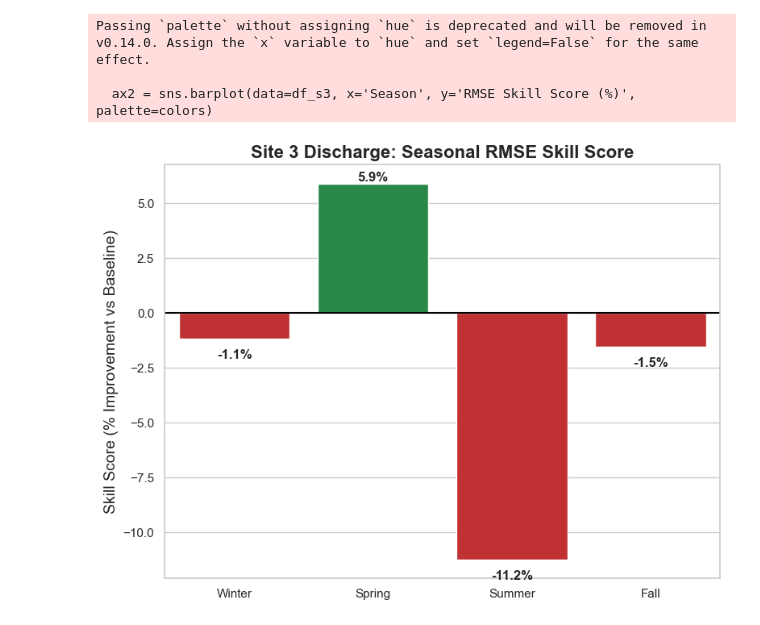
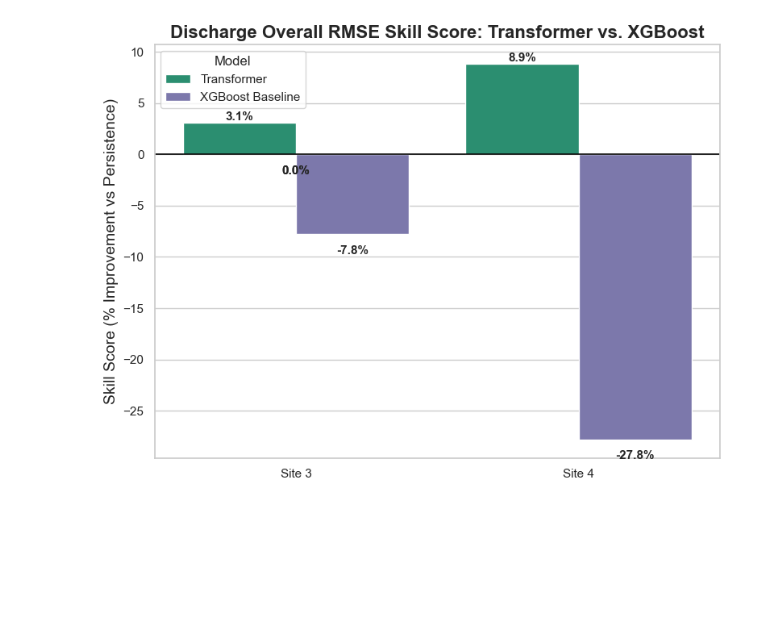
Before and after one commit to 10sajan10/CS6994FinalProject, a Jupyter notebook: visualizations.ipynb, the cells around one changed output. Cells and saved outputs as stored; diff of their text form; code cells hidden in the pictures; blank space fills up the shorter version.

```diff
--- a/visualizations.ipynb
+++ b/visualizations.ipynb
@@ -3,6 +3,21 @@ import pandas as pd
 import matplotlib.pyplot as plt
 import seaborn as sns
 
-# Set general style for the charts
+# Set general style for all charts
 sns.set_theme(style="whitegrid", palette="muted")
 plt.rcParams.update({'font.size': 12})
+
+# Define the 3-way color palette to keep colors consistent across charts
+palette_3way = {
+    'Transformer': '#1b9e77',
+    'XGBoost Baseline': '#7570b3',
+    'Persistence Baseline': '#d95f02'
+}
+
+# Load all required CSV data
+df_trans_season = pd.read_csv('discharge_metrics_by_season.csv')
+df_xgb_season = pd.read_csv('discharge_xgboost_metrics_by_season.csv')
+df_trans_horizon = pd.read_csv('discharge_metrics_by_season_horizon.csv')
+df_xgb_horizon = pd.read_csv('discharge_xgboost_metrics_by_season_horizon.csv')
+df_trans_overall = pd.read_csv('discharge_overall_validation_metrics.csv')
+df_xgb_overall = pd.read_csv('discharge_xgboost_overall_validation_metrics.csv')
@@ -180,42 +92,38 @@ plt.show()
 # %%
-# 1. Load the seasonal metrics file
-df_discharge_season = pd.read_csv('discharge_metrics_by_season.csv')
+skill_records = []
 
-# 2. Filter for Site 3 and calculate percentage
-df_s3 = df_discharge_season[df_discharge_season['site_id'] == 3].copy()
-df_s3['RMSE Skill Score (%)'] = df_s3['rmse_skill_vs_persistence'] * 100
-df_s3['Season'] = df_s3['season'].str.capitalize()
+# Extract Transformer Skill Score (Converting to Percentage)
+for _, row in df_trans_overall.iterrows():
+    site = f"Site {int(row['site_id'])}"
+    skill_records.append({'Site': site, 'Model': 'Transformer', 'RMSE Skill Score (%)': row['rmse_skill_vs_persistence'] * 100})
 
-# Order seasons logically
-df_s3['Season'] = pd.Categorical(df_s3['Season'], categories=['Winter', 'Spring', 'Summer', 'Fall'], ordered=True)
-df_s3 = df_s3.sort_values('Season')
+# Extract XGBoost Skill Score (Converting to Percentage)
+for _, row in df_xgb_overall.iterrows():
+    site = f"Site {int(row['site_id'])}"
+    skill_records.append({'Site': site, 'Model': 'XGBoost Baseline', 'RMSE Skill Score (%)': row['rmse_skill_vs_persistence'] * 100})
 
-# Create diverging color array (green for positive, red for negative)
-colors = ['#d7191c' if val < 0 else '#1a9641' for val in df_s3['RMSE Skill Score (%)']]
+df_skill_plot = pd.DataFrame(skill_records)
 
-# 3. Plot the chart
+# Plot the chart
 plt.figure(figsize=(8, 6))
-ax2 = sns.barplot(data=df_s3, x='Season', y='RMSE Skill Score (%)', palette=colors)
-plt.title('Site 3 Discharge: Seasonal RMSE Skill Score', fontsize=16, fontweight='bold')
-plt.ylabel('Skill Score (% Improvement vs Baseline)', fontsize=14)
+ax = sns.barplot(data=df_skill_plot, x='Site', y='RMSE Skill Score (%)', hue='Model', palette={'Transformer': '#1b9e77', 'XGBoost Baseline': '#7570b3'})
+plt.title('Discharge Overall RMSE Skill Score: Transformer vs. XGBoost', fontsize=16, fontweight='bold')
+plt.ylabel('Skill Score (% Improvement vs Persistence)', fontsize=14)
 plt.xlabel('')
-plt.axhline(0, color='black', linewidth=1.5)
+plt.axhline(0, color='black', linewidth=1.2)
 
-# Add value labels
-for p in ax2.patches:
+# Add value labels dynamically handling positive and negative offsets
+for p in ax.patches:
     val = p.get_height()
     y_offset = 5 if val > 0 else -15
-    ax2.annotate(f"{val:.1f}%",
+    ax.annotate(f"{val:.1f}%",
                  (p.get_x() + p.get_width() / 2., val),
                  ha = 'center', va = 'center',
                  xytext = (0, y_offset),
                  textcoords = 'offset points',
-                 fontsize=12, fontweight='bold')
+                 fontsize=11, fontweight='bold')
 
 plt.tight_layout()
 plt.show()
 # %% [output]
-Passing `palette` without assigning `hue` is deprecated and will be removed in v0.14.0. Assign the `x` variable to `hue` and set `legend=False` for the same effect.
-
-  ax2 = sns.barplot(data=df_s3, x='Season', y='RMSE Skill Score (%)', palette=colors)
-[figure, old version]
+[figure, new version]
```
Also changed, not shown: parts of 6 cells of this notebook, 8 other files.
